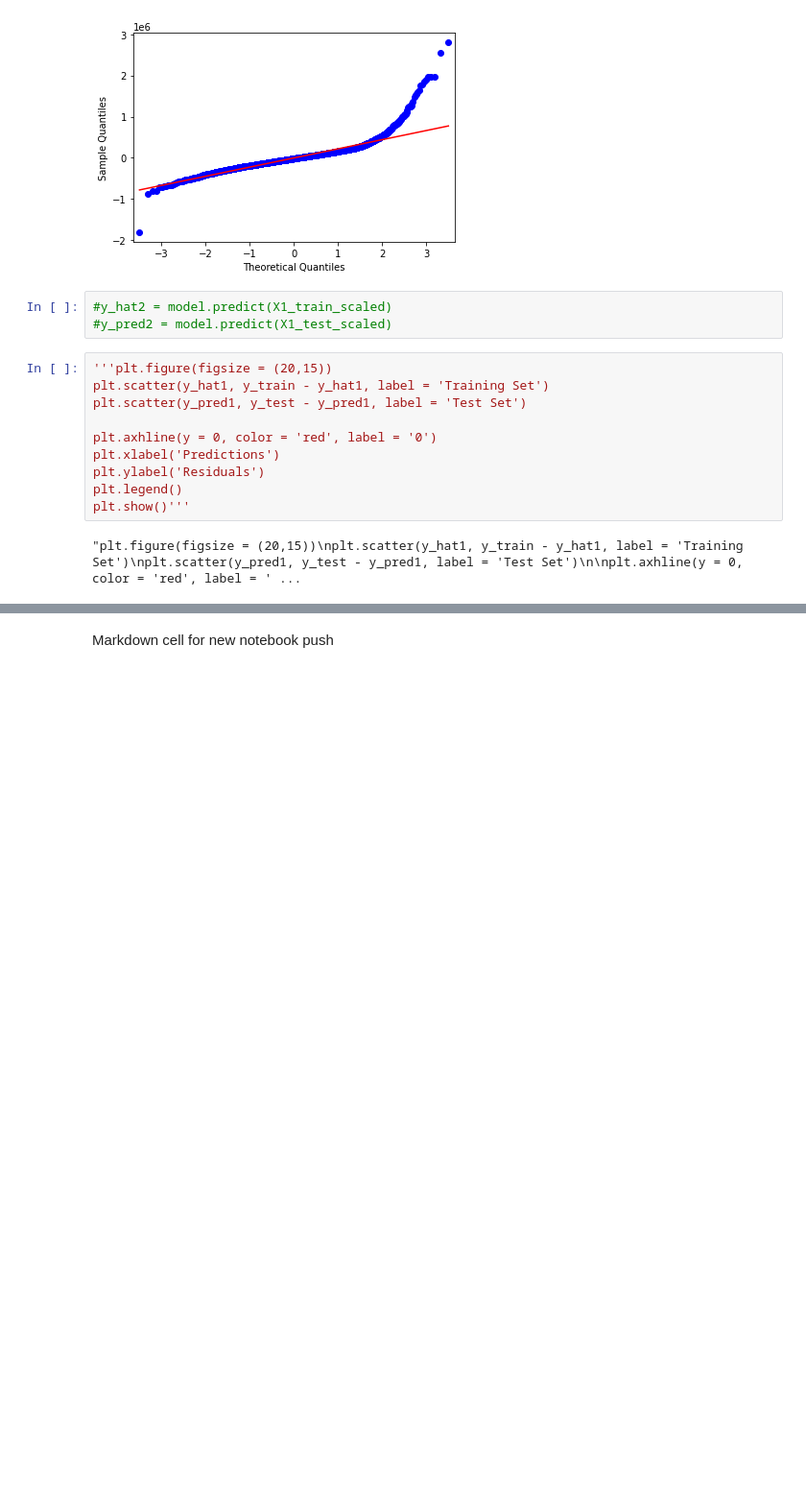
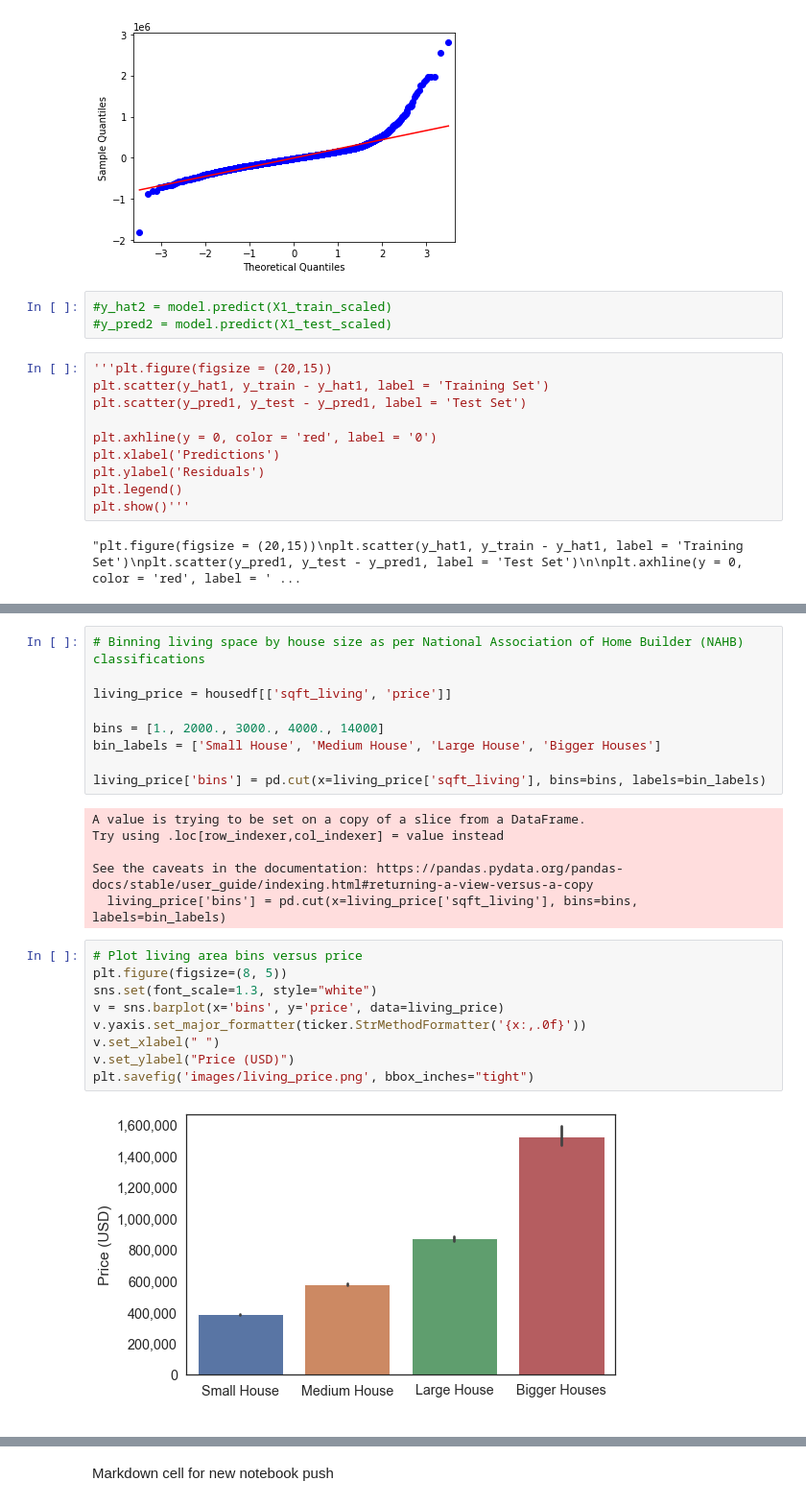
Before and after one commit to NaavSD/House-Plan-Analysis, a Jupyter notebook: Project 2 Notebook.ipynb, the cells around one changed output, grey strips where cells are left out. Shown at 96% size. Cells and saved outputs as stored; diff of their text form; blank space fills up the shorter version.

```diff
--- a/Project 2 Notebook.ipynb
+++ b/Project 2 Notebook.ipynb
@@ -1088,0 +1219,26 @@ plt.show()'''
+# %%
+# Binning living space by house size as per National Association of Home Builder (NAHB) classifications
+
+living_price = housedf[['sqft_living', 'price']]
+
+bins = [1., 2000., 3000., 4000., 14000]
+bin_labels = ['Small House', 'Medium House', 'Large House', 'Bigger Houses']
+
+living_price['bins'] = pd.cut(x=living_price['sqft_living'], bins=bins, labels=bin_labels)
+# %% [output]
+A value is trying to be set on a copy of a slice from a DataFrame.
+Try using .loc[row_indexer,col_indexer] = value instead
+
+See the caveats in the documentation: https://pandas.pydata.org/pandas-docs/stable/user_guide/indexing.html#returning-a-view-versus-a-copy
+  living_price['bins'] = pd.cut(x=living_price['sqft_living'], bins=bins, labels=bin_labels)
+# %%
+# Plot living area bins versus price
+plt.figure(figsize=(8, 5))
+sns.set(font_scale=1.3, style="white")
+v = sns.barplot(x='bins', y='price', data=living_price)
+v.yaxis.set_major_formatter(ticker.StrMethodFormatter('{x:,.0f}'))
+v.set_xlabel(" ")
+v.set_ylabel("Price (USD)")
+plt.savefig('images/living_price.png', bbox_inches="tight")
+# %% [output]
+[figure, added]
```
Also changed, not shown: parts of 30 cells of this notebook, 3 other files.
